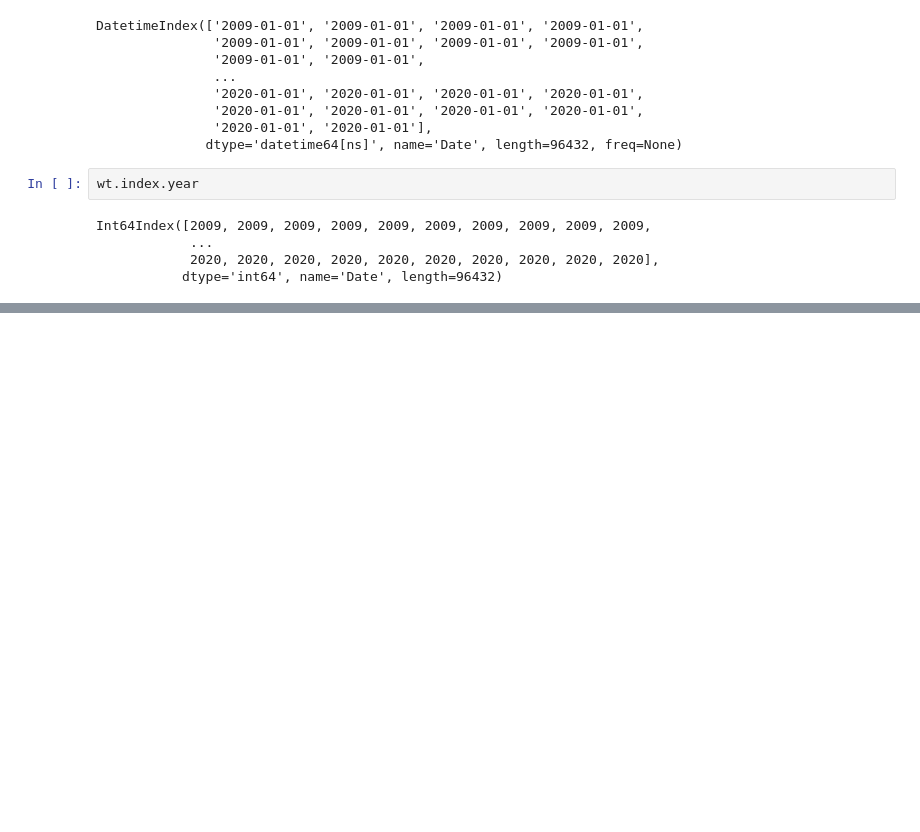
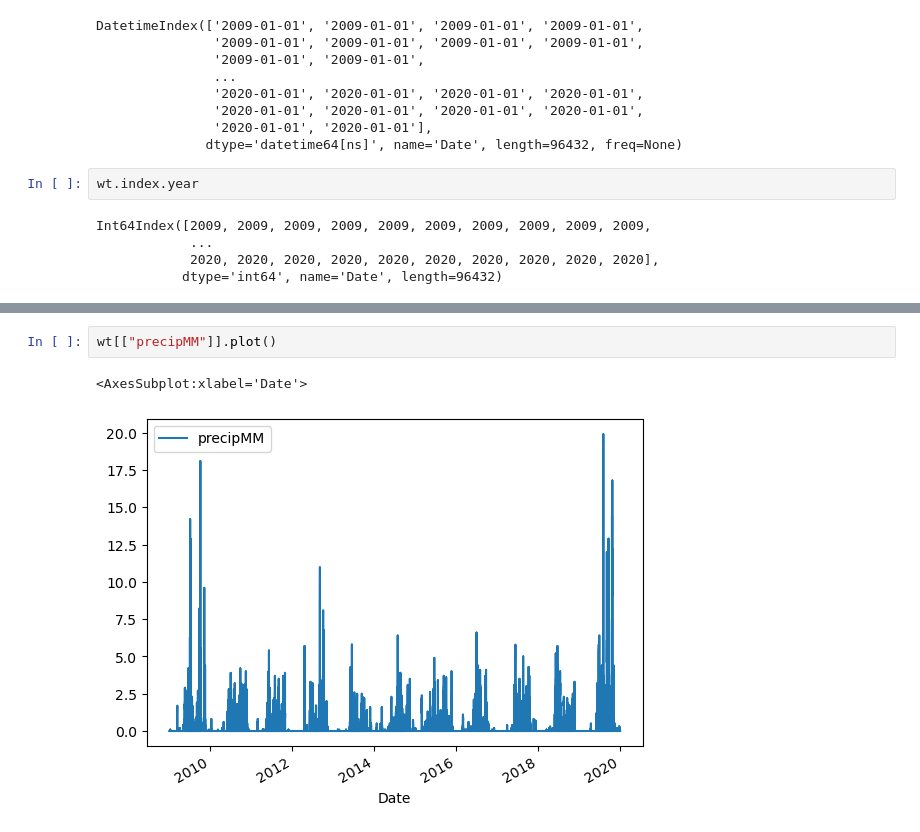
Before and after one commit to Jaynila077/Pune-Weather-Data-Analysis, a Jupyter notebook: Pune-weather-data.ipynb, the cells around one changed output, grey strips where cells are left out. Cells and saved outputs as stored; diff of their text form; blank space fills up the shorter version.

```diff
--- a/Pune-weather-data.ipynb
+++ b/Pune-weather-data.ipynb
@@ -157,0 +181,5 @@ Int64Index([2009, 2009, 2009, 2009, 2009, 2009, 2009, 2009, 2009, 2009,
+# %%
+wt[["precipMM"]].plot()
+# %% [output]
+<AxesSubplot:xlabel='Date'>
+[figure, added]
```
Also changed, not shown: parts of 11 cells of this notebook.
